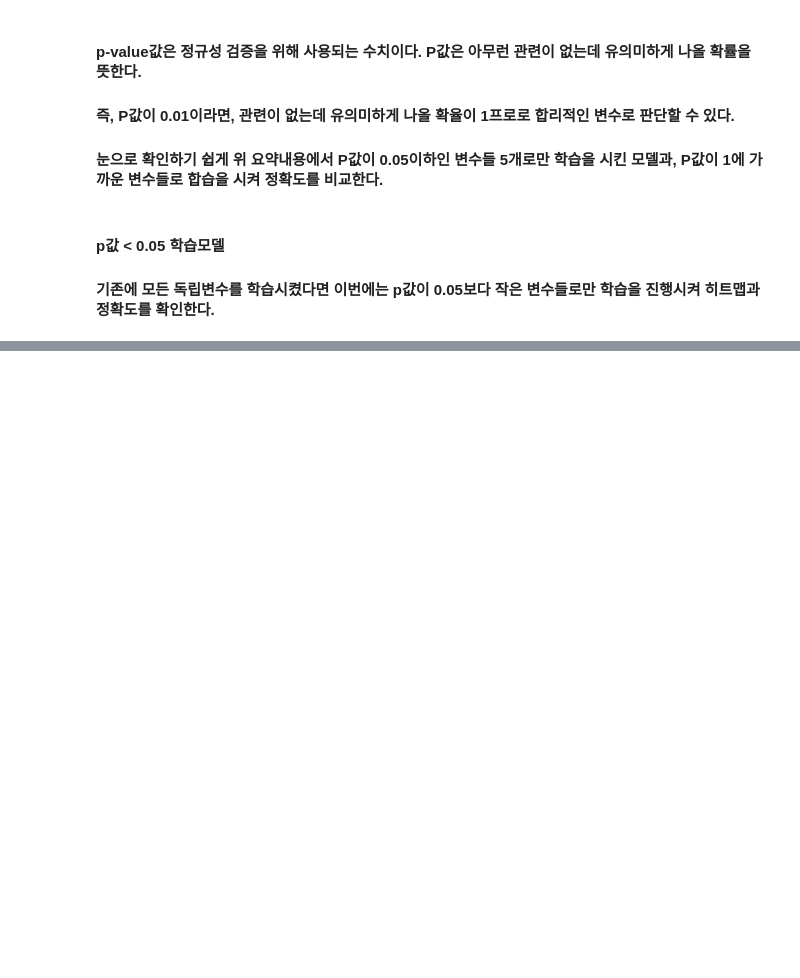
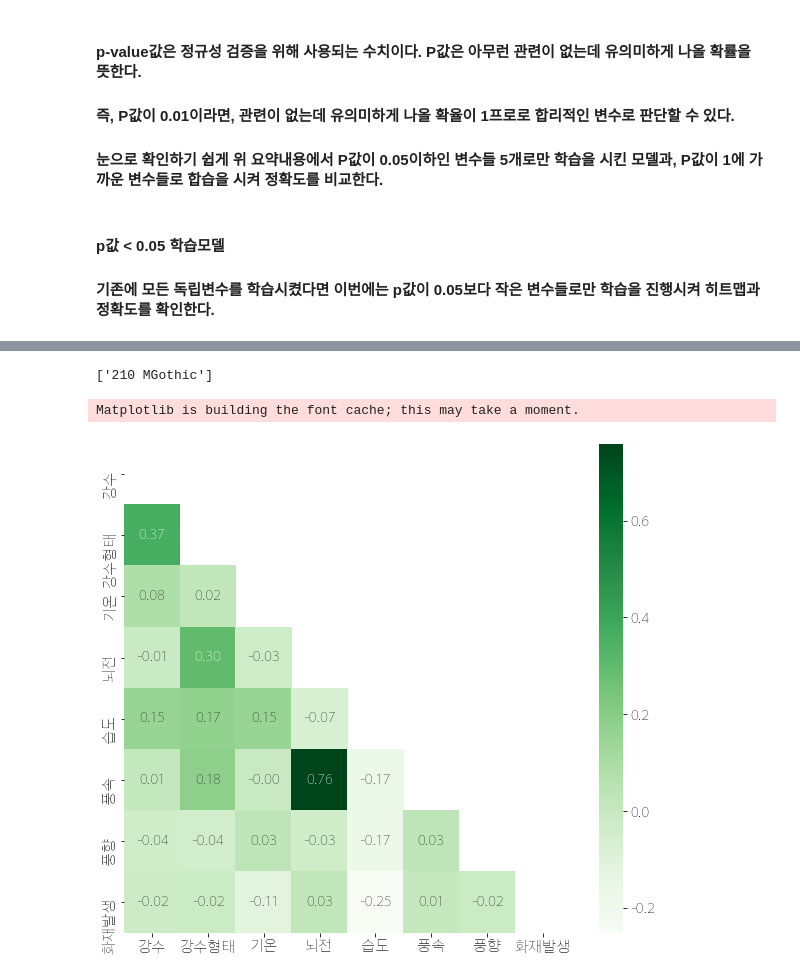
Before and after one commit to JuheePak/Convergence_project, a Jupyter notebook: src/logistic_regression.ipynb, the cells around one changed output, grey strips where cells are left out. Cells and saved outputs as stored; diff of their text form; code cells hidden in the pictures; blank space fills up the shorter version.

```diff
--- a/src/logistic_regression.ipynb
+++ b/src/logistic_regression.ipynb
@@ -6,0 +10,3 @@
+# %%
+df = pd.read_excel('./for_regression.xlsx')
+display(df.head())
@@ -53,0 +165,26 @@ sns.heatmap(pd.DataFrame(cnf_metrix), annot=True, cmap='YlGnBu', fmt='g')
+# %%
+df1 = df.drop(df.columns[[8]], axis=1)
+# %%
+from matplotlib import font_manager, rc
+import matplotlib.pyplot as plt
+import matplotlib
+font_path = "data/210 M고딕040.ttf"
+font_name = font_manager.FontProperties(fname=font_path).get_name()
+plt.rc('font', family=font_name)
+print(plt.rcParams['font.family'])
+matplotlib.font_manager._rebuild()
+matplotlib.rcParams['axes.unicode_minus'] = False
+# %% [output]
+['210 MGothic']
+Matplotlib is building the font cache; this may take a moment.
+# %%
+plt.figure(figsize=(10, 9))
+plt.rc('font', size = 15)
+
+mask = np.zeros_like(df1.corr())
+mask[np.triu_indices_from(mask)] = True
+plt.rcParams["figure.figsize"] = (10,6) # 그림 크기 조정
+sns.heatmap(data = df1.corr(), mask=mask, annot=True, fmt = '.2f', linewidths=0, cmap='Greens')
+plt.savefig("data/heatmap.png")
+# %% [output]
+[figure, added]
```
Also changed, not shown: parts of 11 cells of this notebook, 1 other file.
